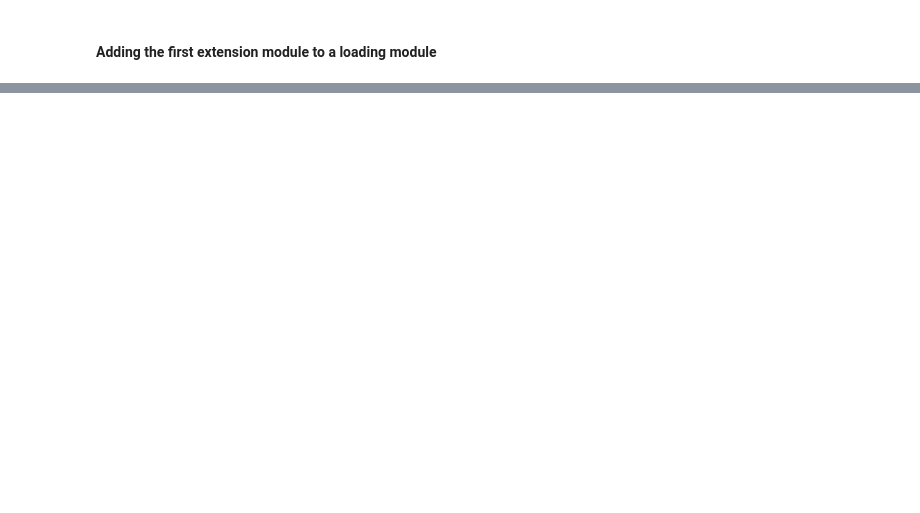
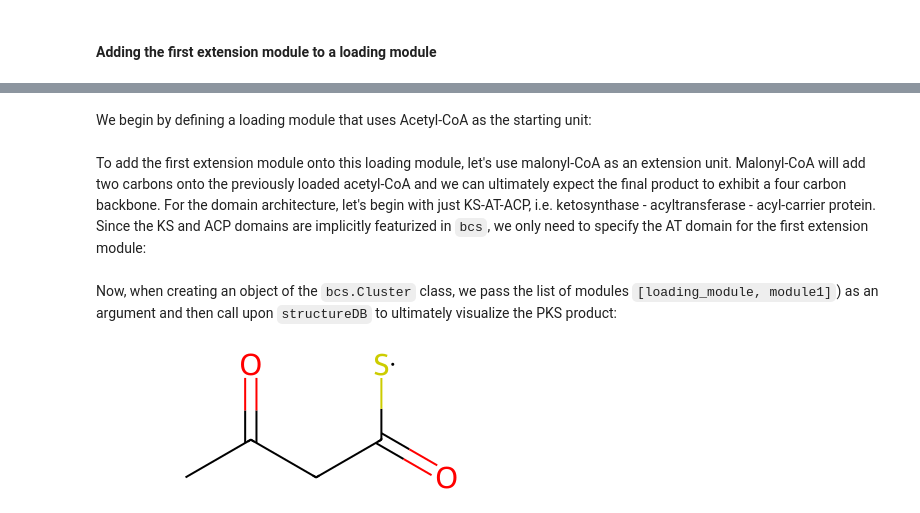
Before and after one commit to yashchainani21/RetroTideV2, a Jupyter notebook: notebooks/nb_01_RetroTide_basics.ipynb, the cells around one changed output, grey strips where cells are left out. Drawn from its saved outputs; the diff is of its cells as text; code cells hidden in the pictures; blank space fills up the shorter version.

```diff
--- a/notebooks/nb_01_RetroTide_basics.ipynb
+++ b/notebooks/nb_01_RetroTide_basics.ipynb
@@ -59,0 +62,18 @@ Notice that for the products of each of the loading modules above, there is a su
+# %% [markdown]
+We begin by defining a loading module that uses Acetyl-CoA as the starting unit:
+# %%
+AT_domain_with_aceyl_coa = bcs.AT(active = True, substrate = "Acetyl-CoA")
+loading_module = bcs.Module(domains = {bcs.AT: AT_domain_with_aceyl_coa}, loading = True)
+# %% [markdown]
+To add the first extension module onto this loading module, let's use malonyl-CoA as an extension unit. Malonyl-CoA will add two carbons onto the previously loaded acetyl-CoA and we can ultimately expect the final product to exhibit a four carbon backbone. For the domain architecture, let's begin with just KS-AT-ACP, i.e. ketosynthase - acyltransferase - acyl-carrier protein. Since the KS and ACP domains are implicitly featurized in `bcs`, we only need to specify the AT domain for the first extension module:
+# %%
+### Create Module 1 with just a ketoreductase
+AT_domain_mod1 = bcs.AT(active = True, substrate = "Malonyl-CoA") # Malonyl-CoA is used as an extension unit
+module1 = bcs.Module(domains = {bcs.AT: AT_domain_mod1}, loading = False)
+# %% [markdown]
+Now, when creating an object of the `bcs.Cluster` class, we pass the list of modules `[loading_module, module1]`) as an argument and then call upon `structureDB` to ultimately visualize the PKS product:
+# %%
+cluster = bcs.Cluster(modules = [loading_module, module1])
+cluster.computeProduct(structureDB)
+# %% [output]
+[figure, added]
```
Also changed, not shown: parts of 11 cells of this notebook.
